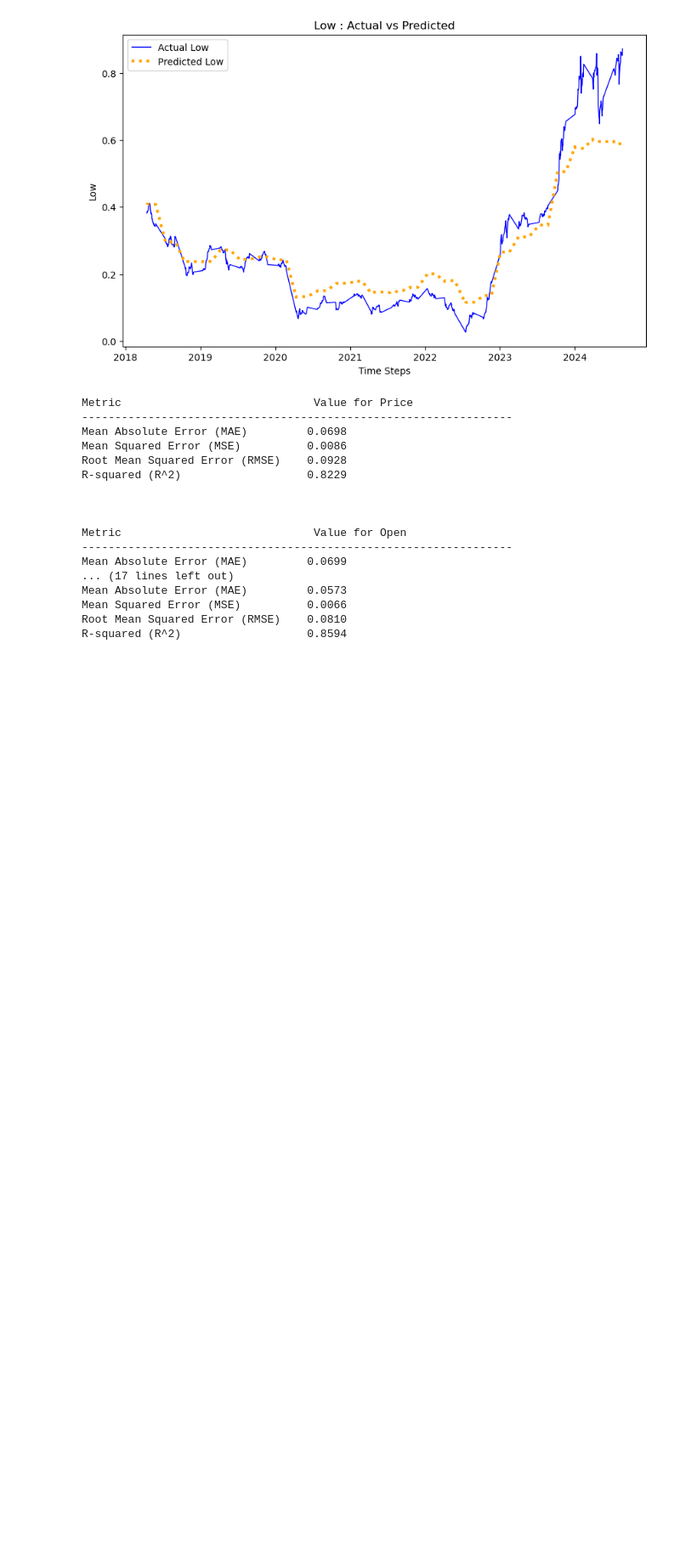
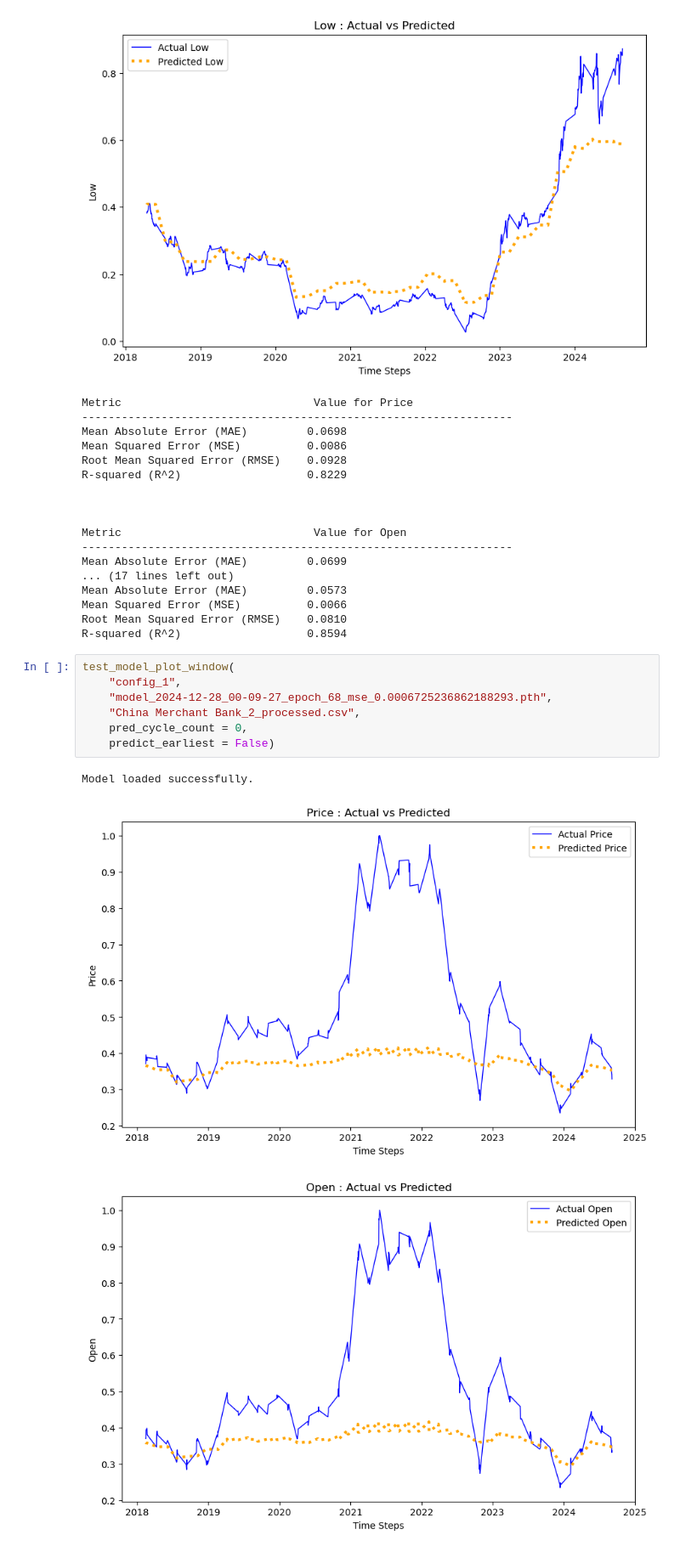
Before and after one commit to Ahmedh12/OHLC-Prices-Predictor, a Jupyter notebook: notebooks/model_verification.ipynb, the cells around one changed output. Shown at 85% size. Drawn from its saved outputs; the diff is of its cells as text; blank space fills up the shorter version.

```diff
--- a/notebooks/model_verification.ipynb
+++ b/notebooks/model_verification.ipynb
@@ -157,3 +157,14 @@ Mean Absolute Error (MAE)         0.0573
 Mean Squared Error (MSE)          0.0066
 Root Mean Squared Error (RMSE)    0.0810
 R-squared (R^2)                   0.8594
+# %%
+test_model_plot_window(
+    "config_1",
+    "model_2024-12-28_00-09-27_epoch_68_mse_0.0006725236862188293.pth",
+    "China Merchant Bank_2_processed.csv",
+    pred_cycle_count = 0,
+    predict_earliest = False)
+# %% [output]
+Model loaded successfully.
+[figure, added]
+[figure, added]
```
Also changed, not shown: parts of 3 cells of this notebook, 7 other files.
